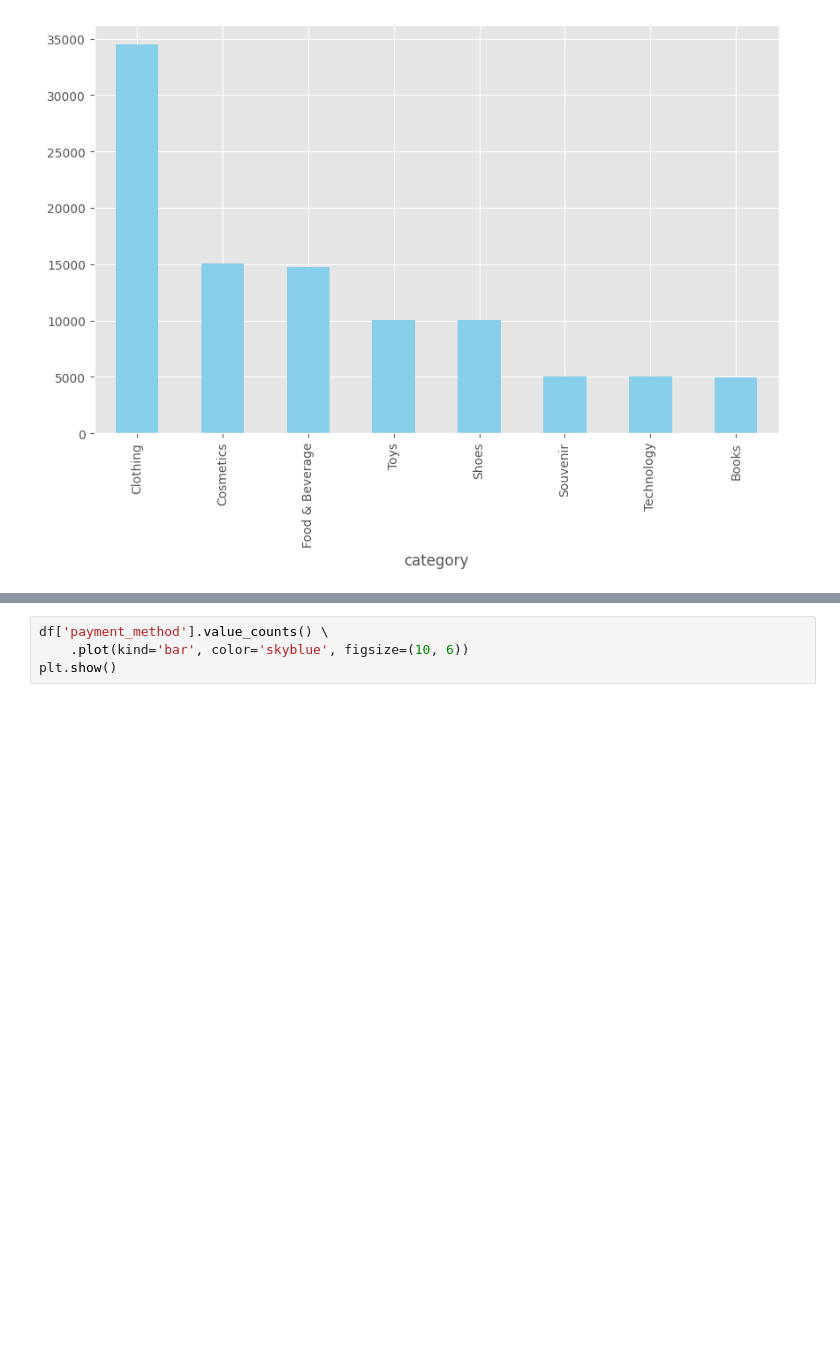
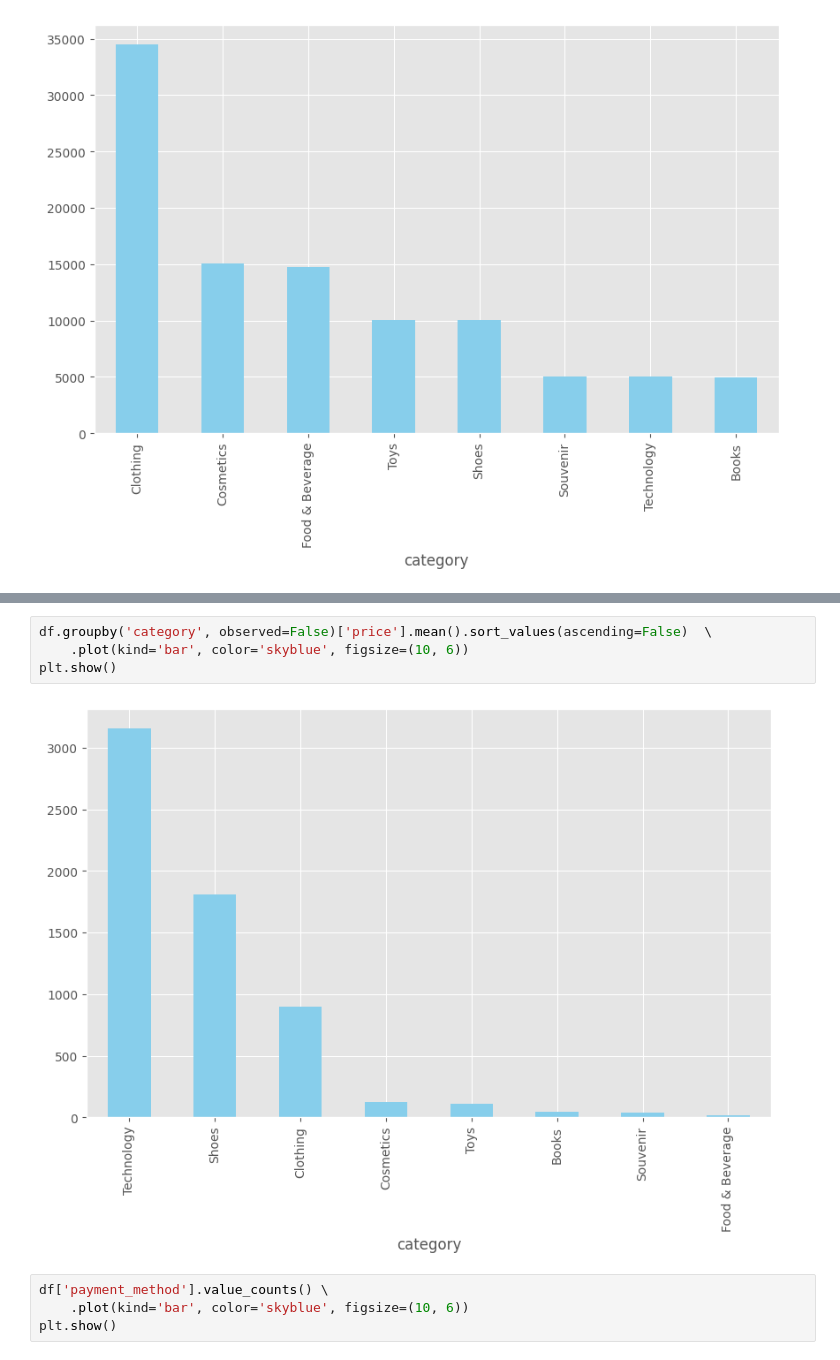
Before and after one commit to JMCoC/ml_engineer_roadmap, a Jupyter notebook: pythonBasics/7. EDA/eda.ipynb, the cells around one changed output, grey strips where cells are left out. Cells and saved outputs as stored; diff of their text form; blank space fills up the shorter version.

```diff
--- a/pythonBasics/7. EDA/eda.ipynb
+++ b/pythonBasics/7. EDA/eda.ipynb
@@ -204,3 +238,9 @@ plt.show()
+# %%
+df.groupby('category', observed=False)['price'].mean().sort_values(ascending=False)  \
+    .plot(kind='bar', color='skyblue', figsize=(10, 6))
+plt.show()
+# %% [output]
+[figure, added]
 # %%
 df['payment_method'].value_counts() \
     .plot(kind='bar', color='skyblue', figsize=(10, 6))
```
Also changed, not shown: parts of 12 cells of this notebook.
